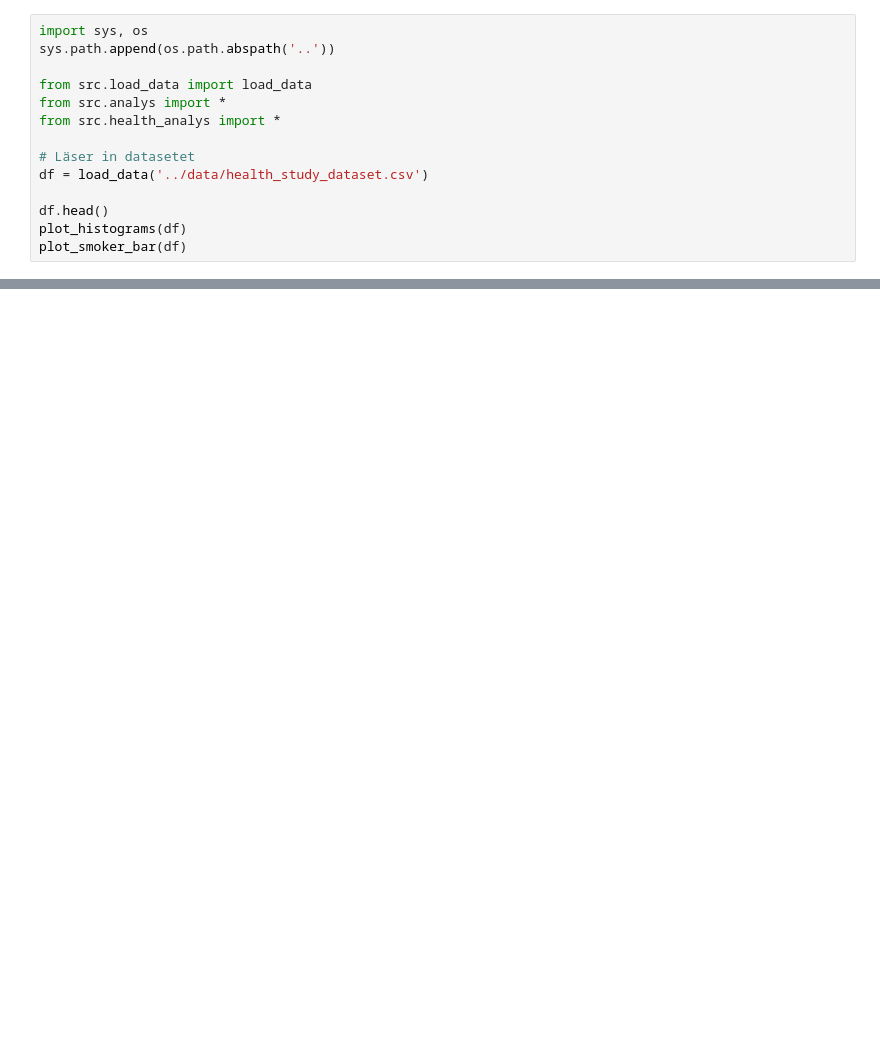
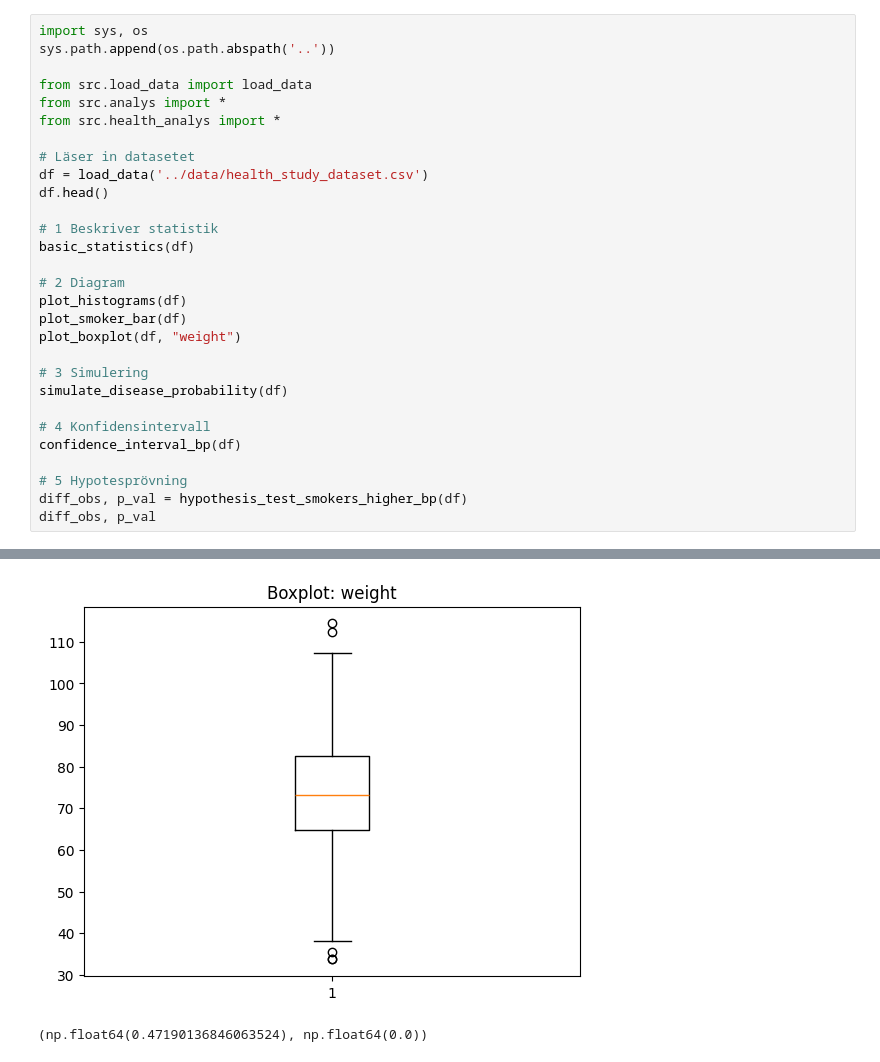
Before and after one commit to Miralem96/healthy_studys, a Jupyter notebook: notebook/health_study_part1.ipynb, the cells around one changed output, grey strips where cells are left out. Cells and saved outputs as stored; diff of their text form; blank space fills up the shorter version.

Commit message:
fixed koding for interval bp and hypothesis test and markdown short comment in notebook  about hypotest and short comments about part 1 what i did

```diff
--- a/notebook/health_study_part1.ipynb
+++ b/notebook/health_study_part1.ipynb
@@ -1,17 +1,34 @@
 # %%
 import sys, os
 sys.path.append(os.path.abspath('..'))
 
 from src.load_data import load_data
 from src.analys import *
 from src.health_analys import *
 
 # Läser in datasetet
 df = load_data('../data/health_study_dataset.csv')
+df.head()
 
-df.head()
+# 1 Beskriver statistik
+basic_statistics(df)
+
+# 2 Diagram
 plot_histograms(df)
 plot_smoker_bar(df)
+plot_boxplot(df, "weight")
+
+# 3 Simulering
+simulate_disease_probability(df)
+
+# 4 Konfidensintervall
+confidence_interval_bp(df)
+
+# 5 Hypotesprövning
+diff_obs, p_val = hypothesis_test_smokers_higher_bp(df)
+diff_obs, p_val
 # %% [output]
 [figure]
 [figure]
+[figure, added]
+(np.float64(0.47190136846063524), np.float64(0.0))
```
Also changed, not shown: parts of 1 cell of this notebook, 1 other file.
